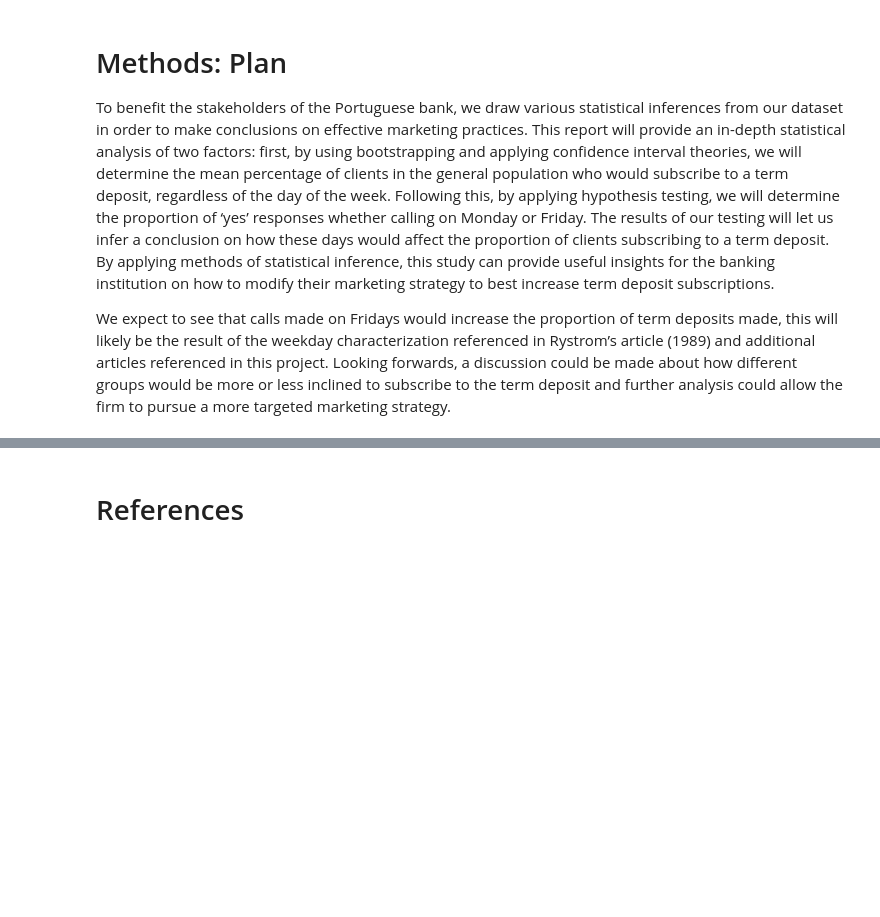
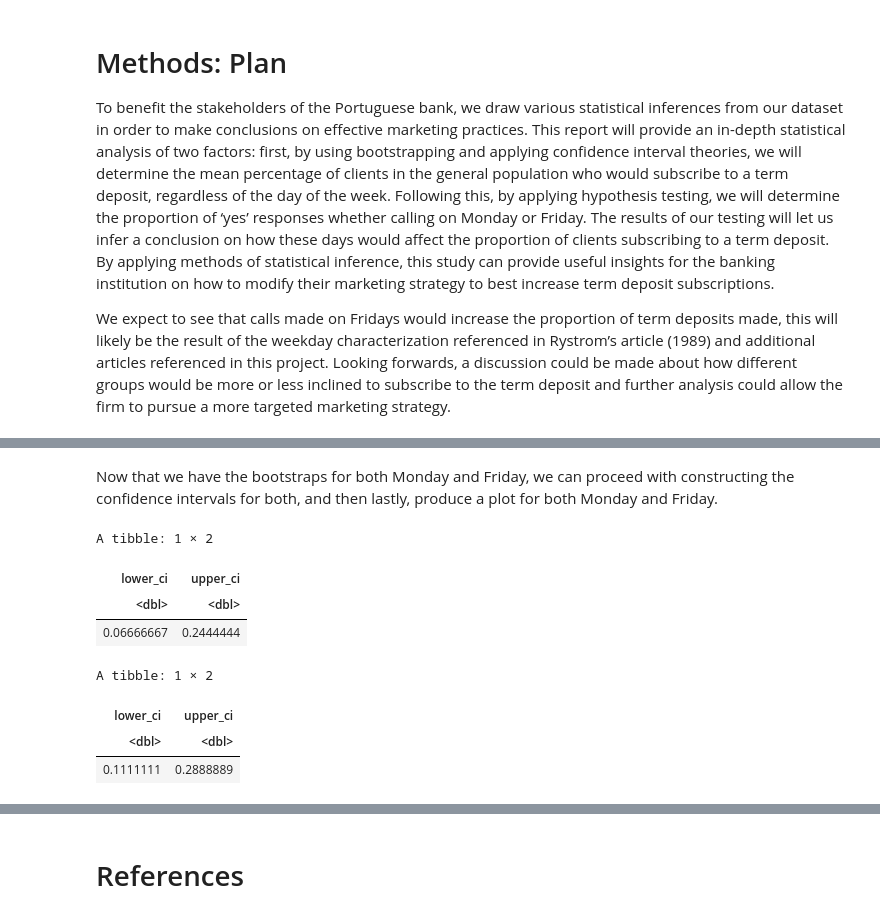
Before and after one commit to celike1/STAT201-Project, a Jupyter notebook: eda.ipynb, the cells around one changed output, grey strips where cells are left out. Drawn from its saved outputs; the diff is of its cells as text; code cells hidden in the pictures; blank space fills up the shorter version.

```diff
--- a/eda.ipynb
+++ b/eda.ipynb
@@ -182,0 +289,22 @@ We expect to see that calls made on Fridays would increase the proportion of ter
+# %% [markdown]
+Now that we have the bootstraps for both Monday and Friday, we can proceed with constructing the confidence intervals for both, and then lastly, produce a plot for both Monday and Friday.
+# %%
+set.seed(1502)
+
+friday_ci <- friday_bootstrap %>%
+    get_confidence_interval(level = 0.9, type = 'percentile')
+
+monday_ci <- monday_bootstrap %>%
+    get_confidence_interval(level = 0.9, type = 'percentile')
+
+head(friday_ci)
+head(monday_ci)
+# %% [output]
+A tibble: 1 × 2
+| lower_ci | upper_ci |
+| <dbl> | <dbl> |
+| 0.06666667 | 0.2444444 |
+A tibble: 1 × 2
+| lower_ci | upper_ci |
+| <dbl> | <dbl> |
+| 0.1111111 | 0.2888889 |
```
Also changed, not shown: parts of 12 cells of this notebook.
